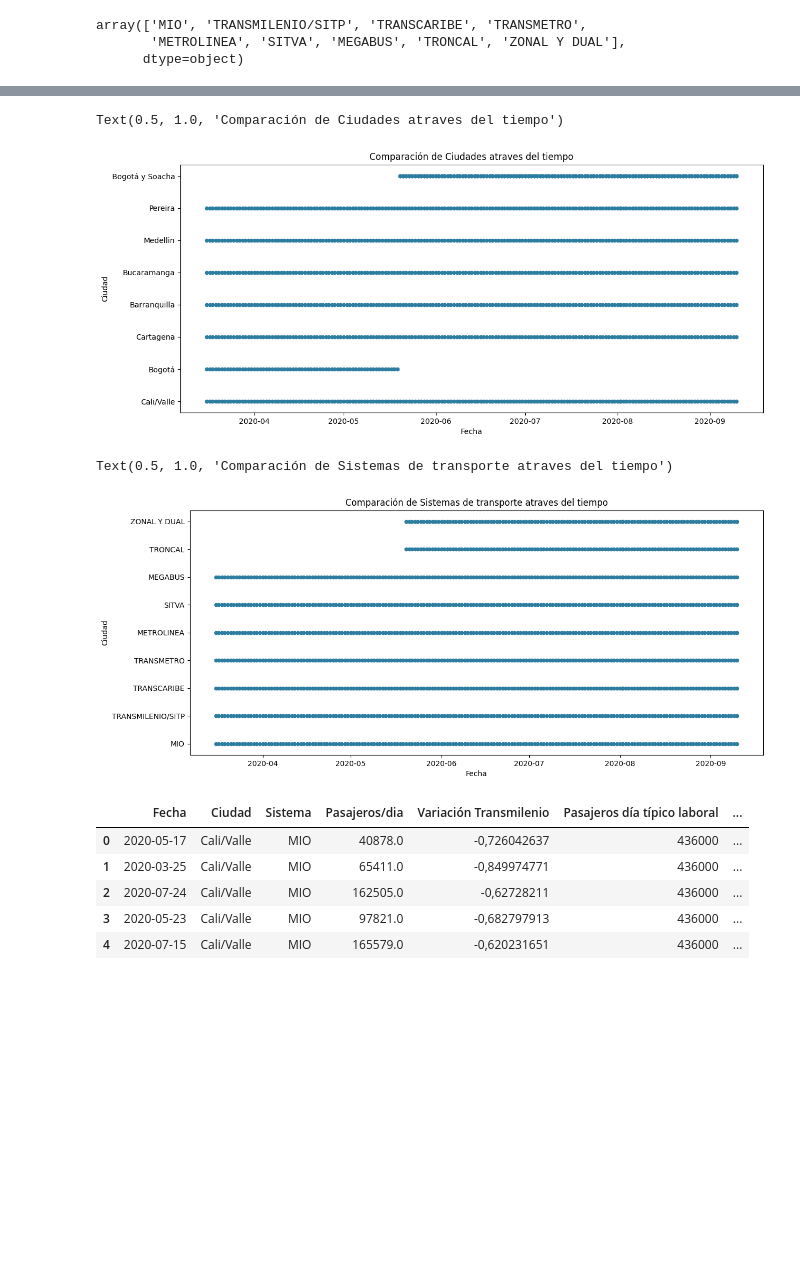
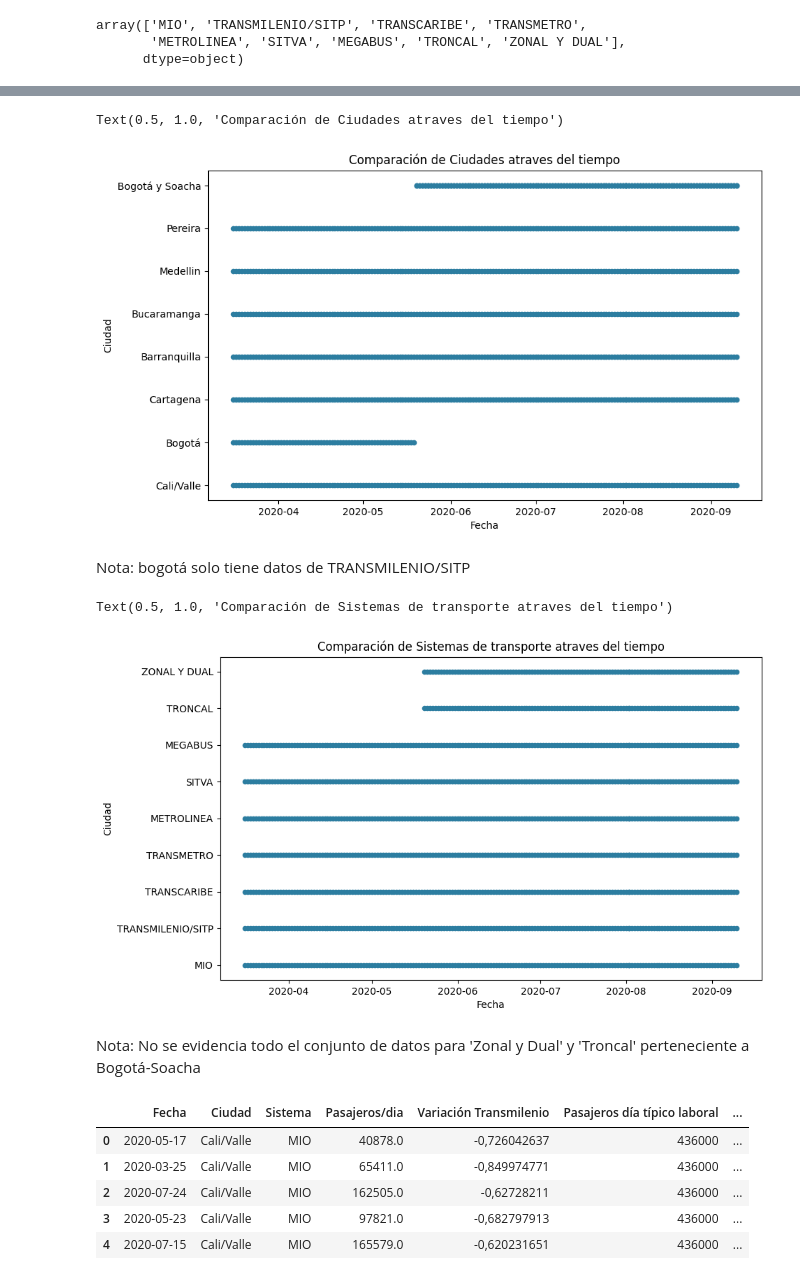
Before and after one commit to k-alvarez/projectData, a Jupyter notebook: dataTransporte.ipynb, the cells around one changed output, grey strips where cells are left out. Cells and saved outputs as stored; diff of their text form; code cells hidden in the pictures; blank space fills up the shorter version.

```diff
--- a/dataTransporte.ipynb
+++ b/dataTransporte.ipynb
@@ -54,21 +75,25 @@ dt.describe()
 | max | 2020-09-10 00:00:00 | 3.020938e+06 | 3.944298e+06 | 2.747677e+06 | 1.238445e+06 | 7.000000 |
 | std | NaN | 3.641325e+05 | 1.306434e+06 | 9.051917e+05 | 4.198129e+05 | 1.989701 |
 # %%
-dt.plot.scatter(y='Ciudad',x='Fecha', figsize=(14, 6), color='#2c7da0')
+dt.plot.scatter(y='Ciudad',x='Fecha', figsize=(10, 6), color='#2c7da0')
 plt.xlabel('Fecha')
 plt.ylabel('Ciudad')
 plt.title('Comparación de Ciudades atraves del tiempo')
 # %% [output]
 Text(0.5, 1.0, 'Comparación de Ciudades atraves del tiempo')
-[figure, old version]
+[figure, new version]
+# %% [markdown]
+Nota: bogotá solo tiene datos de TRANSMILENIO/SITP
 # %%
-dt.plot.scatter(y='Sistema',x='Fecha', figsize=(14, 6), color='#2c7da0')
+dt.plot.scatter(y='Sistema',x='Fecha', figsize=(10, 6), color='#2c7da0')
 plt.xlabel('Fecha')
 plt.ylabel('Ciudad')
 plt.title('Comparación de Sistemas de transporte atraves del tiempo')
 # %% [output]
 Text(0.5, 1.0, 'Comparación de Sistemas de transporte atraves del tiempo')
-[figure, old version]
+[figure, new version]
+# %% [markdown]
+Nota: No se evidencia todo el conjunto de datos para 'Zonal y Dual' y 'Troncal' perteneciente a Bogotá-Soacha
 # %%
 dt.head( )
 # %% [output]
```
Also changed, not shown: parts of 31 cells of this notebook.
